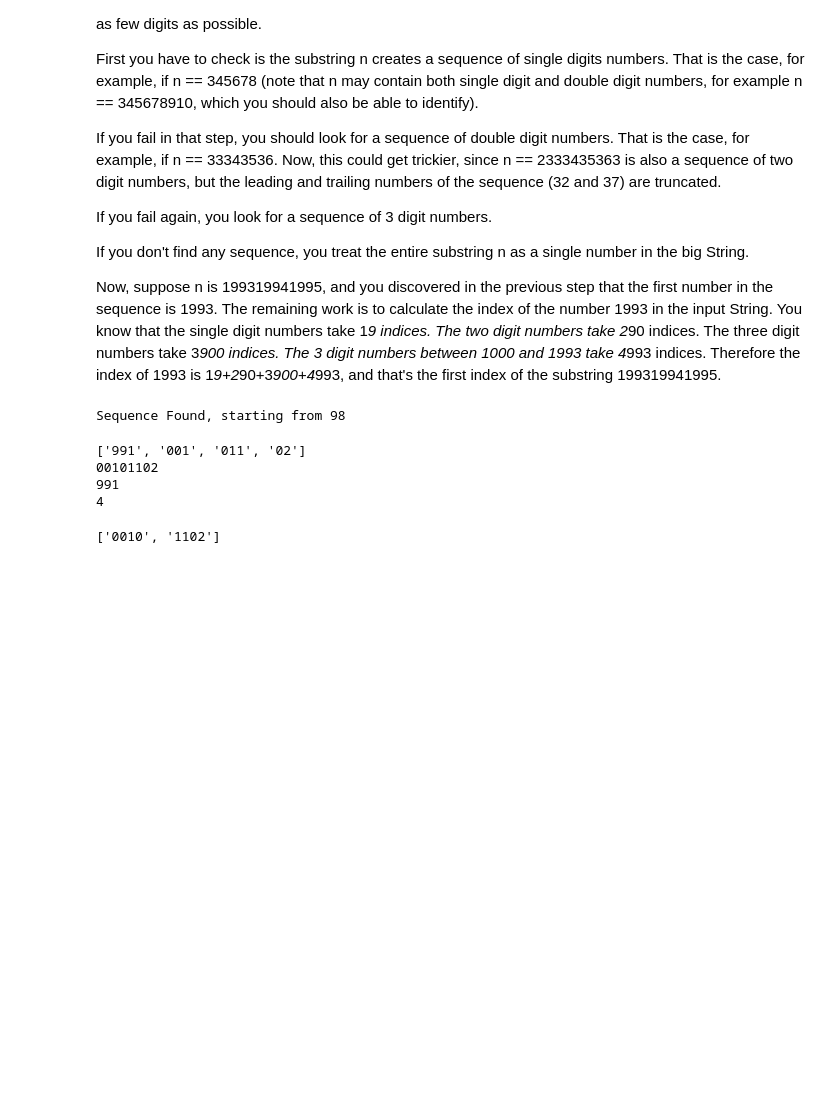
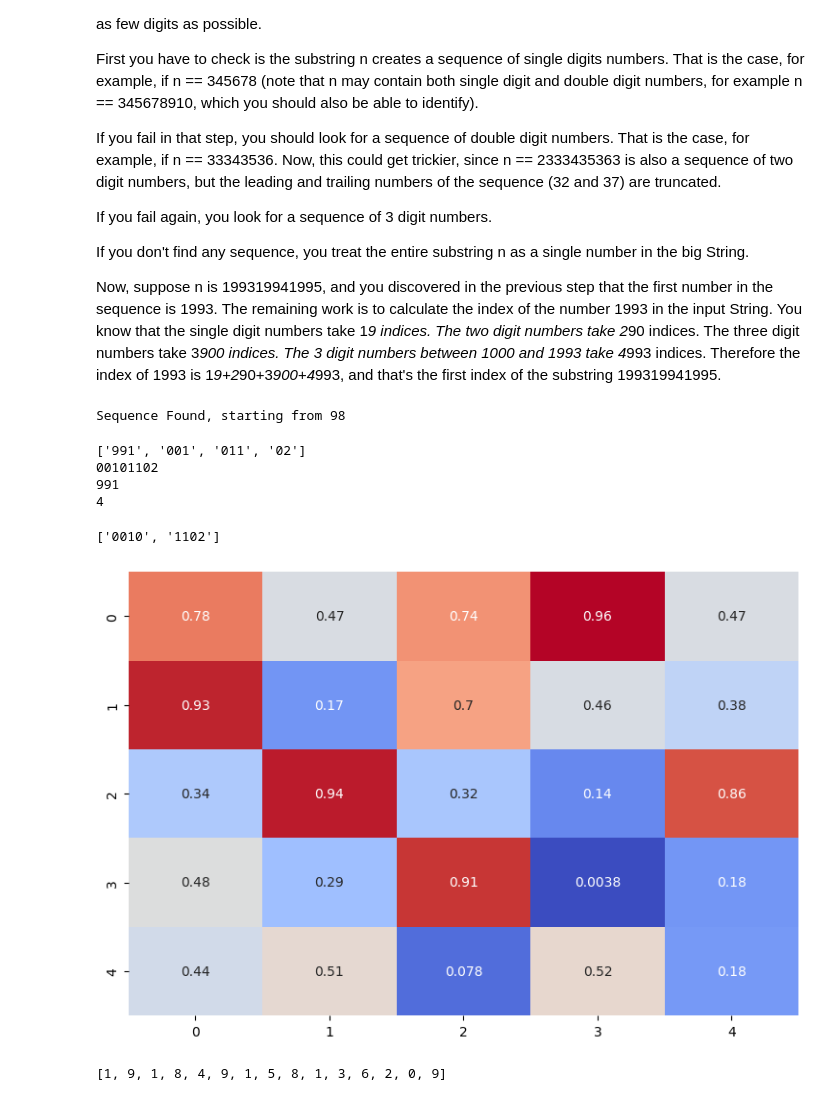
Before and after one commit to llctrautmann/Algorithms, a Jupyter notebook: notebooks/infinite.ipynb, the cells around one changed output. Saved outputs shown, nothing was run; the diff lists cells and outputs as text; code cells hidden in the pictures; blank space fills up the shorter version.

```diff
--- a/notebooks/infinite.ipynb
+++ b/notebooks/infinite.ipynb
@@ -131,3 +131,26 @@ mag_increase(l, '991')
 991
 4
 ['0010', '1102']
+# %%
+import numpy as np
+import numpy as np
+import seaborn as sns
+import matplotlib.pyplot as plt
+
+def display_heatmap(matrix,figsize=(9,6)):
+    plt.figure(figsize=figsize)
+    ax = sns.heatmap(matrix, annot=True, cmap='coolwarm', cbar=False)
+    plt.show()
+
+# Example matrix
+matrix = np.random.rand(5, 5)
+
+# Display the matrix as a heatmap with values and a different color scheme
+display_heatmap(matrix)
+# %% [output]
+[figure, added]
+# %%
+import random
+random.choices([0,1,2,3,4,5,6,7,8,9],k=15)
+# %% [output]
+[1, 9, 1, 8, 4, 9, 1, 5, 8, 1, 3, 6, 2, 0, 9]
```
Also changed, not shown: parts of 1 cell of this notebook, 2 other files.
